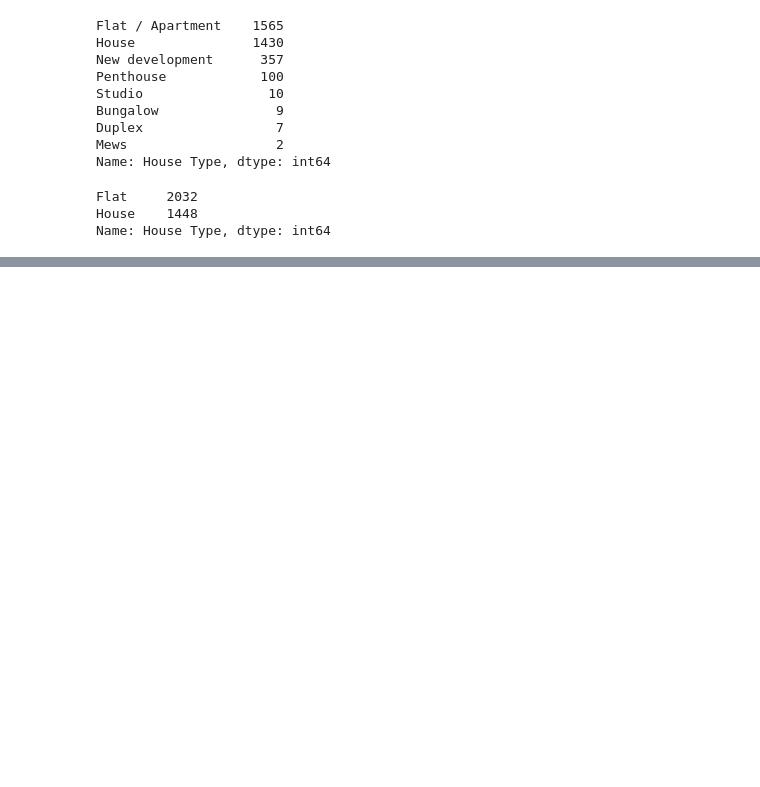
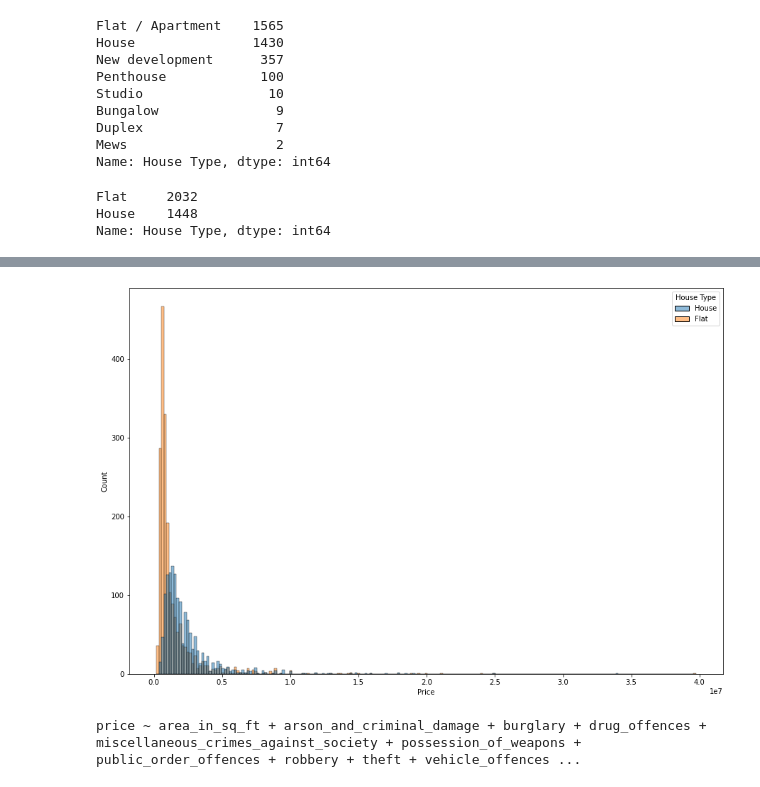
Before and after one commit to ivan-gerov/london_housing_prices, a Jupyter notebook: analysis.ipynb, the cells around one changed output, grey strips where cells are left out. Saved outputs shown, nothing was run; the diff lists cells and outputs as text; code cells hidden in the pictures; blank space fills up the shorter version.

```diff
--- a/analysis.ipynb
+++ b/analysis.ipynb
@@ -269,0 +272,6 @@ sns.heatmap(gdf_final.loc[gdf_final["House Type"] == "Flat"][features + target].
+# %%
+f, ax = plt.subplots(figsize=(15, 10))
+sns.histplot(gdf_final, hue="House Type", x="Price")
+f.savefig("plots/hist_prices_by_house_type.png")
+# %% [output]
+[figure, added]
@@ -269,0 +286,5 @@ sns.heatmap(gdf_final.loc[gdf_final["House Type"] == "Flat"][features + target].
+# %%
+model_ols_formula = f"{target[0]} ~ {' + '.join(features)}"
+print(model_ols_formula)
+# %% [output]
+price ~ area_in_sq_ft + arson_and_criminal_damage + burglary + drug_offences + miscellaneous_crimes_against_society + possession_of_weapons + public_order_offences + robbery + theft + vehicle_offences ...
```
Also changed, not shown: parts of 9 cells of this notebook, 4 other files.
